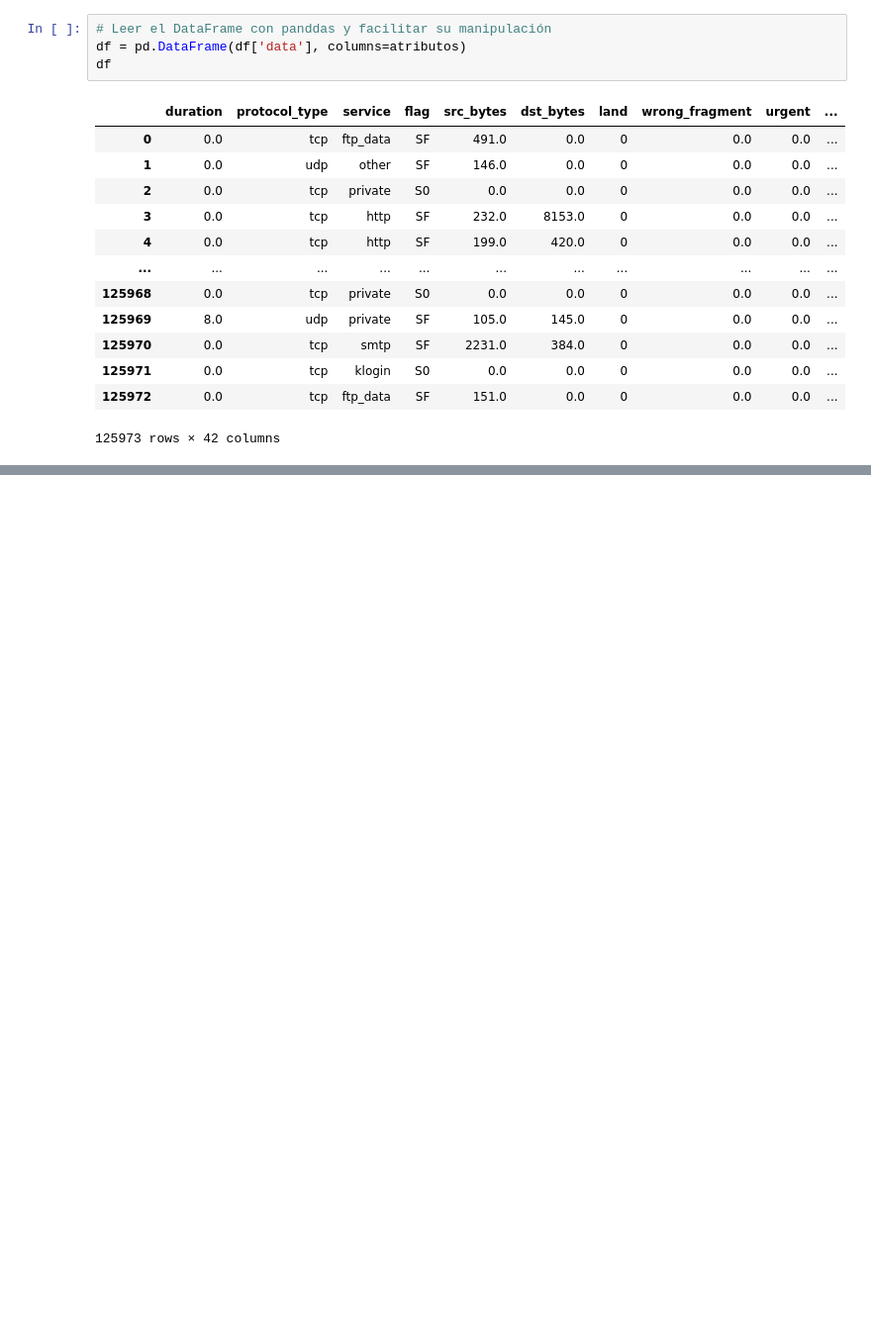
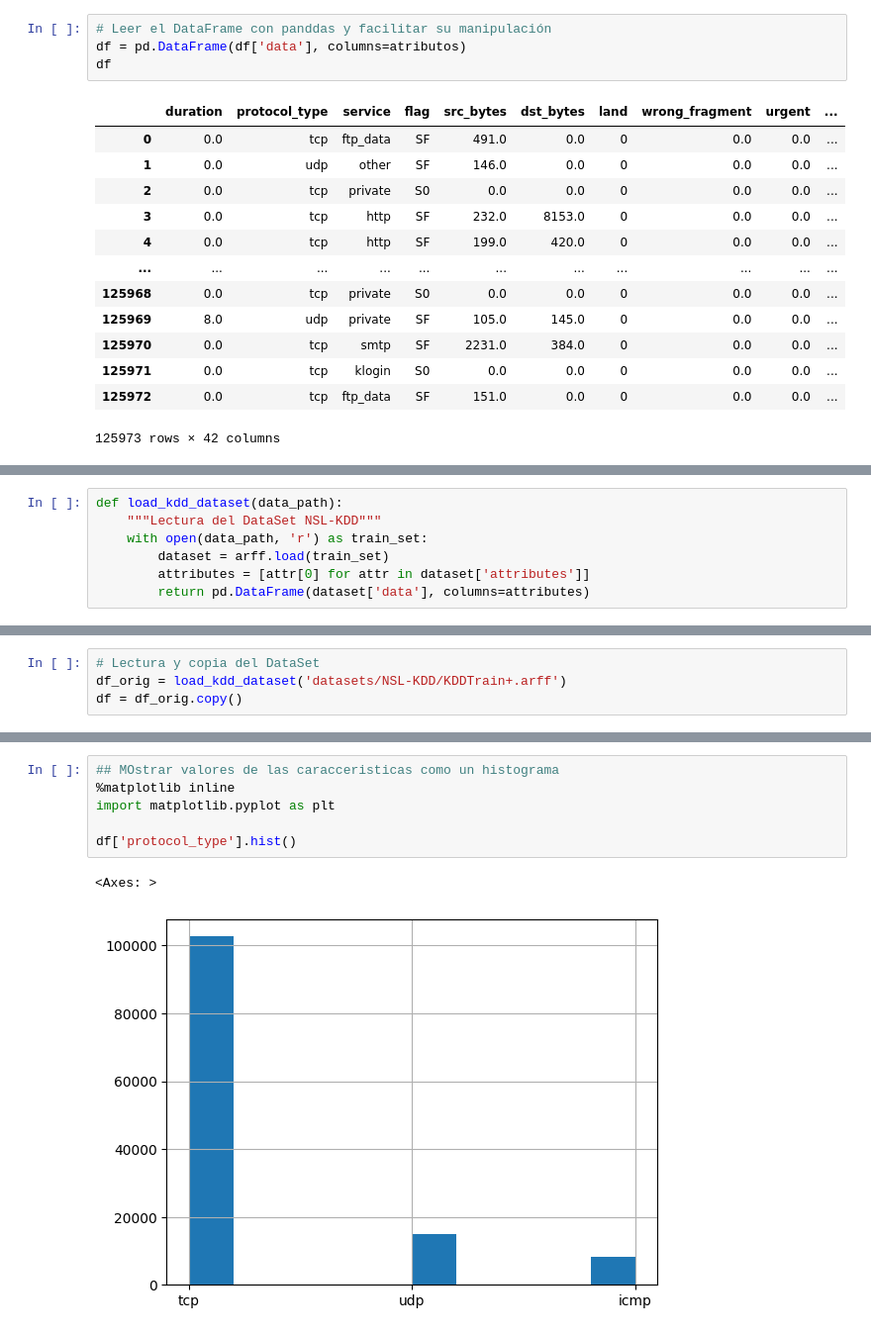
Before and after one commit to DiegoNoguez/Simulacion_Notebook, a Jupyter notebook: 06_Visualizacion_DataSet.ipynb, the cells around one changed output, grey strips where cells are left out. Shown at 99% size. Saved outputs shown, nothing was run; the diff lists cells and outputs as text; blank space fills up the shorter version.

```diff
--- a/06_Visualizacion_DataSet.ipynb
+++ b/06_Visualizacion_DataSet.ipynb
@@ -222,0 +225,7 @@ df
+# %%
+def load_kdd_dataset(data_path):
+    """Lectura del DataSet NSL-KDD"""
+    with open(data_path, 'r') as train_set:
+        dataset = arff.load(train_set)
+        attributes = [attr[0] for attr in dataset['attributes']]
+        return pd.DataFrame(dataset['data'], columns=attributes)
@@ -222,0 +253,4 @@ df
+# %%
+# Lectura y copia del DataSet
+df_orig = load_kdd_dataset('datasets/NSL-KDD/KDDTrain+.arff')
+df = df_orig.copy()
@@ -222,0 +324,9 @@ df
+# %%
+## MOstrar valores de las caracceristicas como un histograma
+%matplotlib inline
+import matplotlib.pyplot as plt
+
+df['protocol_type'].hist()
+# %% [output]
+<Axes: >
+[figure, added]
```
Also changed, not shown: parts of 16 cells of this notebook.
